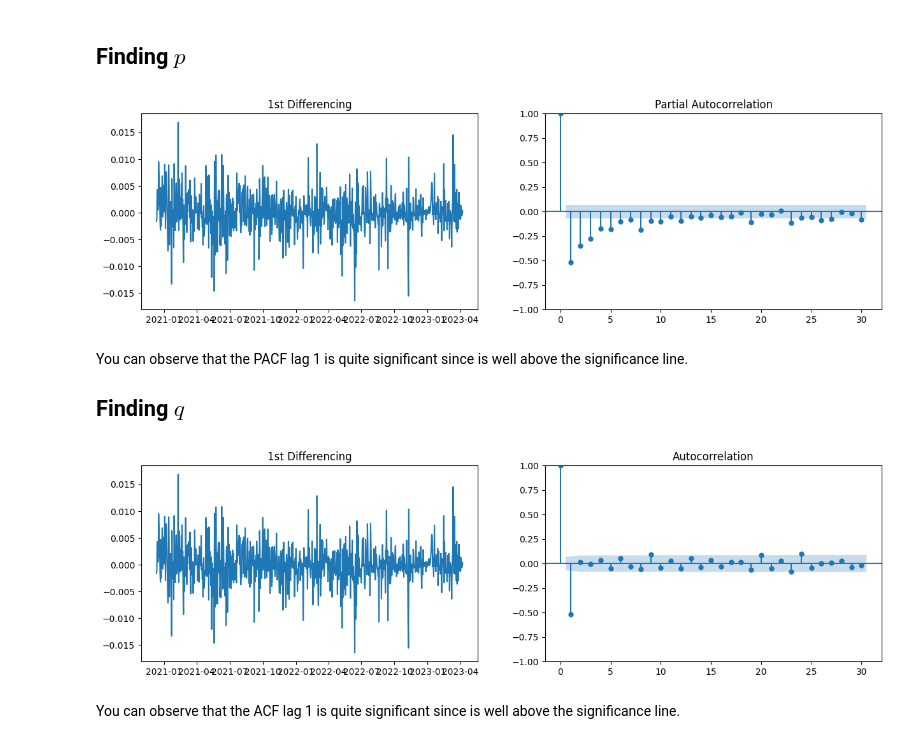
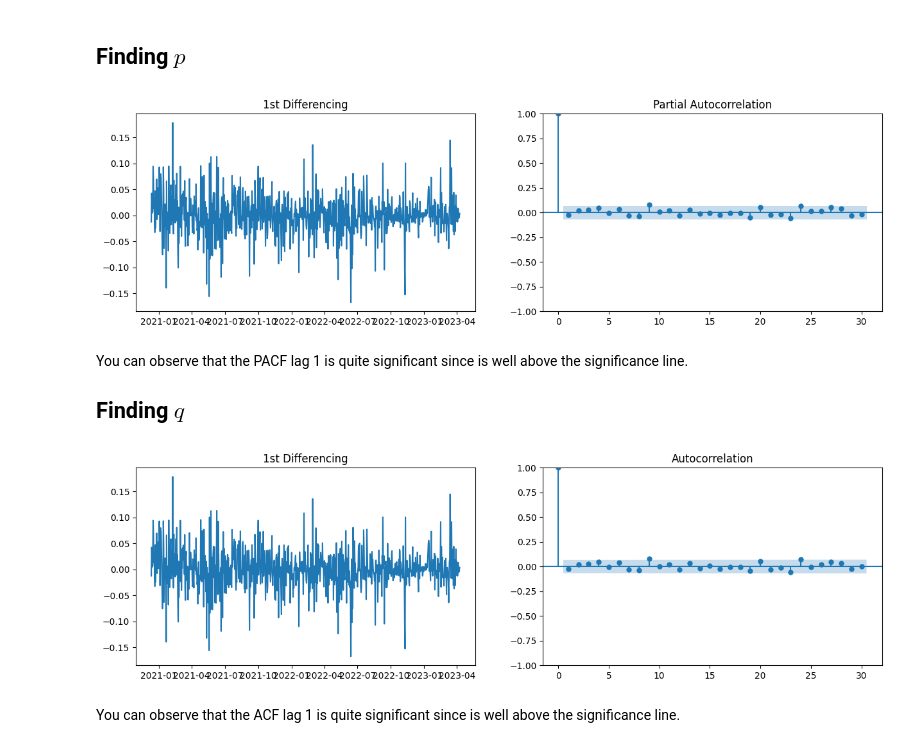
Before and after one commit to BaptisteZloch/Machine-learning-techniques-in-finance, a Jupyter notebook: src/05_AR_ARIMA_model.ipynb, the cells around one changed output. Cells and saved outputs as stored; diff of their text form; code cells hidden in the pictures.

```diff
--- a/src/05_AR_ARIMA_model.ipynb
+++ b/src/05_AR_ARIMA_model.ipynb
@@ -75,7 +76,7 @@ df_BTC.head()
 from statsmodels.graphics.tsaplots import plot_acf, plot_pacf
 import matplotlib.pyplot as plt
 
-serie = "Log_Returns"
+serie = "Log_Close"
 
 # Original Series
 fig, axes = plt.subplots(3, 2, figsize=(15, 8))
@@ -109,29 +110,29 @@ No derivative is enough to be stationary.
 # %% [markdown]
 ## Finding $p$
 # %%
-fig, axes = plt.subplots(1, 2,figsize=(15, 4))
-axes[0].plot(df_BTC[serie].index, df_BTC[serie].values)
-axes[0].set_title('1st Differencing')
-axes[1].set(ylim=(0,5))
+fig, axes = plt.subplots(1, 2, figsize=(15, 4))
+axes[0].plot(diff.index, diff.values)
+axes[0].set_title("1st Differencing")
+axes[1].set(ylim=(0, 5))
 plot_pacf(diff, ax=axes[1])
 
 plt.show()
 # %% [output]
-[figure, old version]
+[figure, new version]
 # %% [markdown]
 You can observe that the PACF lag 1 is quite significant since is well above the significance line.
 
 ## Finding $q$
 # %%
-fig, axes = plt.subplots(1, 2,figsize=(15, 4))
-axes[0].plot(df_BTC[serie].index, df_BTC[serie].values)
-axes[0].set_title('1st Differencing')
-axes[1].set(ylim=(0,5))
+fig, axes = plt.subplots(1, 2, figsize=(15, 4))
+axes[0].plot(diff.index, diff.values)
+axes[0].set_title("1st Differencing")
+axes[1].set(ylim=(0, 5))
 plot_acf(diff, ax=axes[1])
 
 plt.show()
 # %% [output]
-[figure, old version]
+[figure, new version]
 # %% [markdown]
 You can observe that the ACF lag 1 is quite significant since is well above the significance line.
 # %% [markdown]
```
Also changed, not shown: parts of 15 cells of this notebook, 7 other files.
